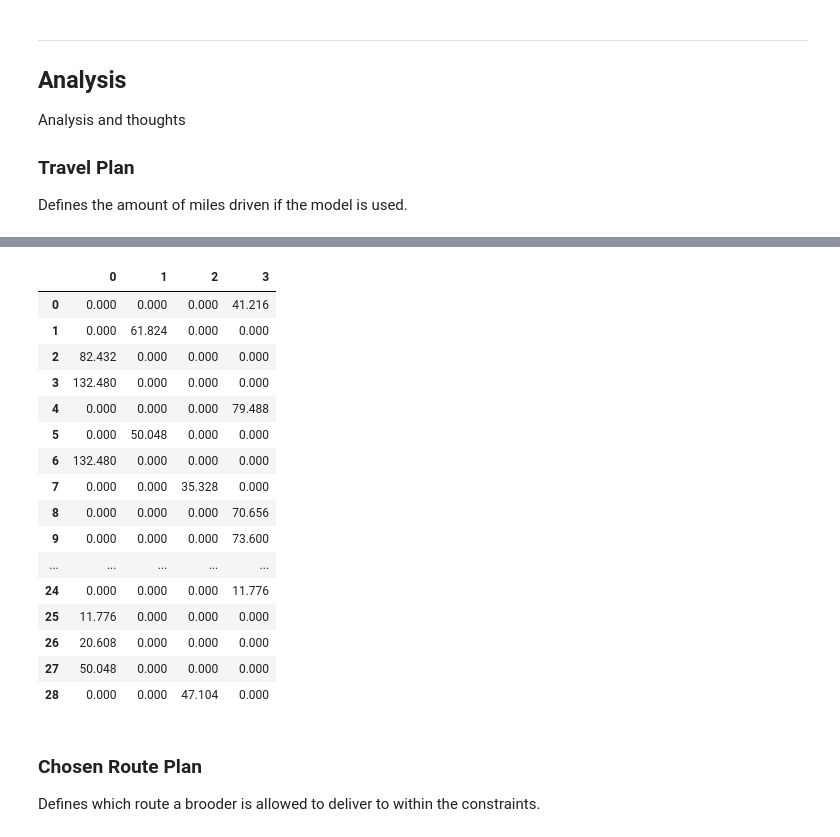
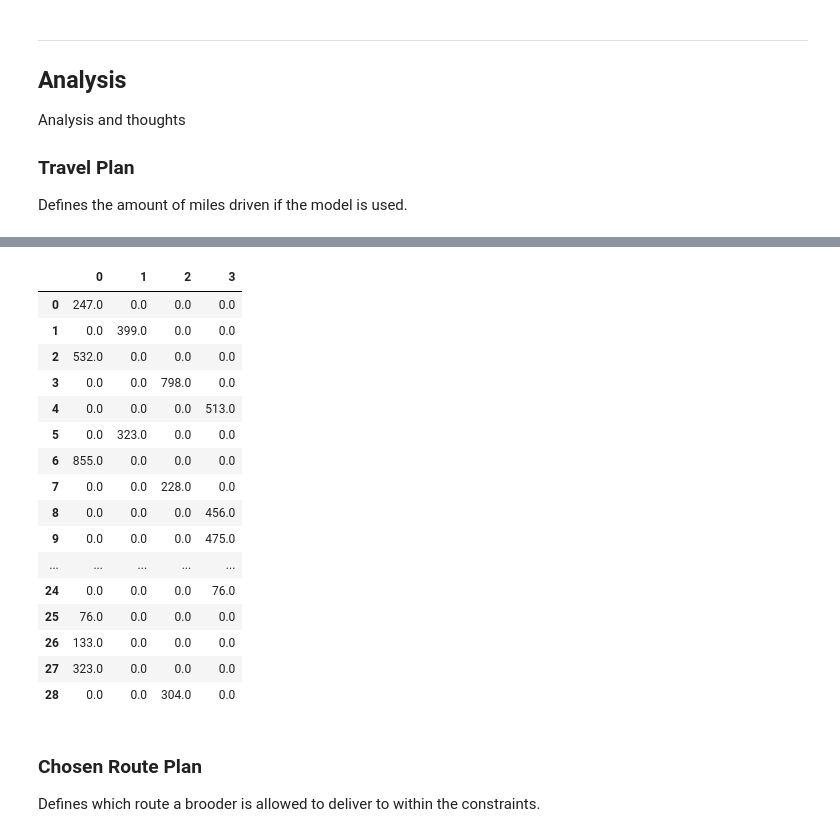
Before and after one commit to bazylhorsey/livestock-logistic-optimizer, a Jupyter notebook: brooder_allocation.ipynb, the cells around one changed output, grey strips where cells are left out. Drawn from its saved outputs; the diff is of its cells as text; code cells hidden in the pictures.

Commit message:
additional dataframe

```diff
--- a/brooder_allocation.ipynb
+++ b/brooder_allocation.ipynb
@@ -242,5 +244,5 @@ We now determine the MIP model for the brooder allocation problem, by defining t
 # MIP  model formulation
 
 m = gp.Model("brooder_allocation")
-
+m.Params.MIPFocus = 1
 x = m.addVars(NUM_OF_BROODERS, NUM_OF_FINISHERS, vtype=GRB.BINARY, name="X")
@@ -343,26 +365,26 @@ df
 # %%
 df = pd.DataFrame(np.zeros((NUM_OF_FINISHERS, NUM_OF_BROODERS)))
 for i in selected:
-    df.at[i[1],i[0]]=distances.get(i,j) * FK
+    df.at[i[1],i[0]]=distances.get(i,j) * finisher_distance_k[j]
 df
 # %% [output]
 |  | 0 | 1 | 2 | 3 |
-| 0 | 0.000 | 0.000 | 0.000 | 41.216 |
-| 1 | 0.000 | 61.824 | 0.000 | 0.000 |
-| 2 | 82.432 | 0.000 | 0.000 | 0.000 |
-| 3 | 132.480 | 0.000 | 0.000 | 0.000 |
-| 4 | 0.000 | 0.000 | 0.000 | 79.488 |
-| 5 | 0.000 | 50.048 | 0.000 | 0.000 |
-| 6 | 132.480 | 0.000 | 0.000 | 0.000 |
-| 7 | 0.000 | 0.000 | 35.328 | 0.000 |
-| 8 | 0.000 | 0.000 | 0.000 | 70.656 |
-| 9 | 0.000 | 0.000 | 0.000 | 73.600 |
+| 0 | 247.0 | 0.0 | 0.0 | 0.0 |
+| 1 | 0.0 | 399.0 | 0.0 | 0.0 |
+| 2 | 532.0 | 0.0 | 0.0 | 0.0 |
+| 3 | 0.0 | 0.0 | 798.0 | 0.0 |
+| 4 | 0.0 | 0.0 | 0.0 | 513.0 |
+| 5 | 0.0 | 323.0 | 0.0 | 0.0 |
+| 6 | 855.0 | 0.0 | 0.0 | 0.0 |
+| 7 | 0.0 | 0.0 | 228.0 | 0.0 |
+| 8 | 0.0 | 0.0 | 0.0 | 456.0 |
+| 9 | 0.0 | 0.0 | 0.0 | 475.0 |
 | ... | ... | ... | ... | ... |
-| 24 | 0.000 | 0.000 | 0.000 | 11.776 |
-| 25 | 11.776 | 0.000 | 0.000 | 0.000 |
-| 26 | 20.608 | 0.000 | 0.000 | 0.000 |
-| 27 | 50.048 | 0.000 | 0.000 | 0.000 |
-| 28 | 0.000 | 0.000 | 47.104 | 0.000 |
+| 24 | 0.0 | 0.0 | 0.0 | 76.0 |
+| 25 | 76.0 | 0.0 | 0.0 | 0.0 |
+| 26 | 133.0 | 0.0 | 0.0 | 0.0 |
+| 27 | 323.0 | 0.0 | 0.0 | 0.0 |
+| 28 | 0.0 | 0.0 | 304.0 | 0.0 |
 # %% [markdown]
 ### Chosen Route Plan
 
```
Also changed, not shown: parts of 5 cells of this notebook, 1 other file.
